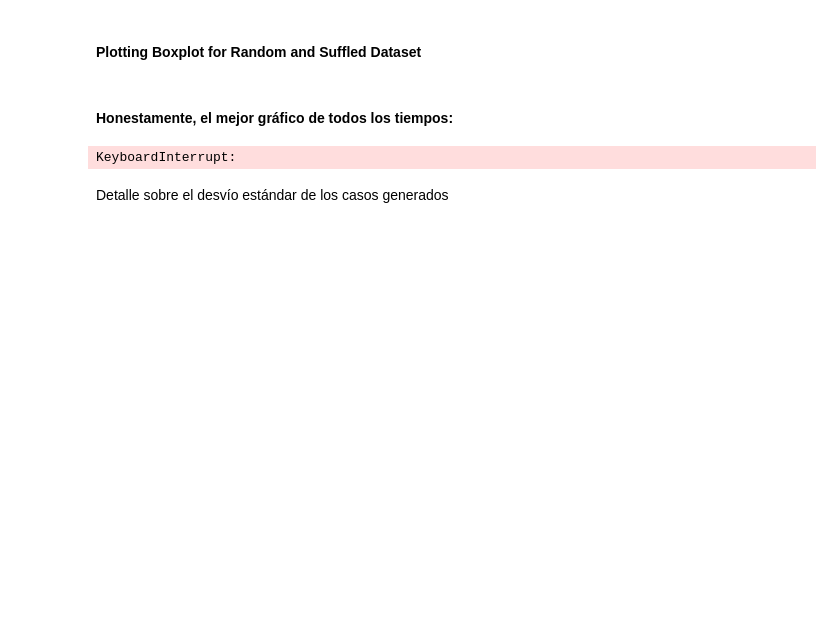
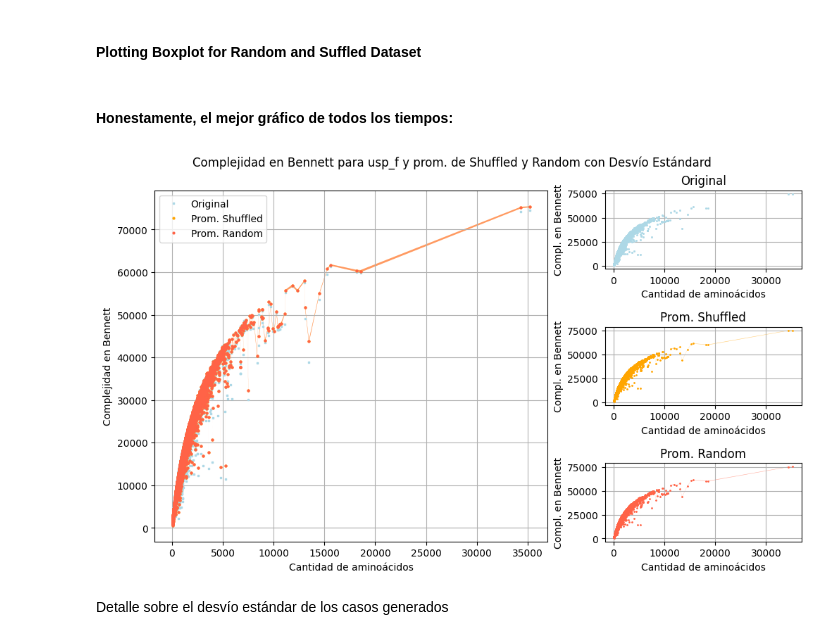
Before and after one commit to marianoOca/tesis, a Jupyter notebook: ploting.ipynb, the cells around one changed output. Saved outputs shown, nothing was run; the diff lists cells and outputs as text; code cells hidden in the pictures; blank space fills up the shorter version.

```diff
--- a/ploting.ipynb
+++ b/ploting.ipynb
@@ -164,7 +96,7 @@ colors = ['lightblue', 'orange', 'tomato']
 ### Determina si aparecen los Outliers de size ###
 
 outliers = False
-#outliers = True
+outliers = True
 
 log_x = True
 log_x = False
@@ -175,7 +107,7 @@ if not outliers:
     upper_limit = get_boxplot_lines(sizes)[0]
 # %%
 fig = plt.figure(figsize=(10, 6), layout='constrained')
-fig.suptitle("Complejidad en " + complexity + " para " + dataset + " y prom. de Shuffled y Random con Desvío Estándard" + ("" if outliers else " sin outliers"))
+fig.suptitle("Complejidad en " + complexity + " para " + dataset_name + " y prom. de Shuffled y Random con Desvío Estándard" + ("" if outliers else " sin outliers"))
 axs = fig.subplot_mosaic([["main","main", "original"],
                           ["main","main", "shuffled"],
                           ["main","main", "random"]])
@@ -189,34 +121,34 @@ axs["main"].legend()
 
 axs["original"].set_title("Original")
 axs["original"].plot(sizes, original, 's', markersize=1, color=colors[0])
 
 axs["shuffled"].set_title("Prom. Shuffled")
 axs["shuffled"].plot(sizes, mean_s, 'o', markersize=1, color=colors[1])
 axs["shuffled"].fill_between(sizes, mean_s+sigma_s, mean_s-sigma_s, facecolor=colors[1], alpha=0.5)
 
 axs["random"].set_title("Prom. Random")
 axs["random"].plot(sizes, mean_r, 'o', markersize=1, color=colors[2])
 axs["random"].fill_between(sizes, mean_r+sigma_r, mean_r-sigma_r, facecolor=colors[2], alpha=0.5)
 
 for a in ["main", "original", "shuffled", "random"]:
     axs[a].set_ylabel("Compl. en " + complexity)
     axs[a].set_xlabel("Cantidad de aminoácidos")
     axs[a].grid()
     if log_x:
         axs[a].set_xscale('log')
     if not outliers:
         axs[a].set_xlim(0, upper_limit)
         if complexity == "Discrepancia":
             axs[a].set_ylim(0, 450)
     if    complexity == "Icalc":
         axs[a].set_ylim(top = 0.75)
 
 axs["main"].set_ylabel("Complejidad en " + complexity)
 axs["main"].set_xlabel("Cantidad de aminoácidos" + (" en escala logarítmica" if log_x else ""))
 
 plt.show()
 # %% [output]
-KeyboardInterrupt:
+[figure, added]
 # %% [markdown]
 Detalle sobre el desvío estándar de los casos generados
 # %%
```
Also changed, not shown: parts of 14 cells of this notebook, 2 other files.
